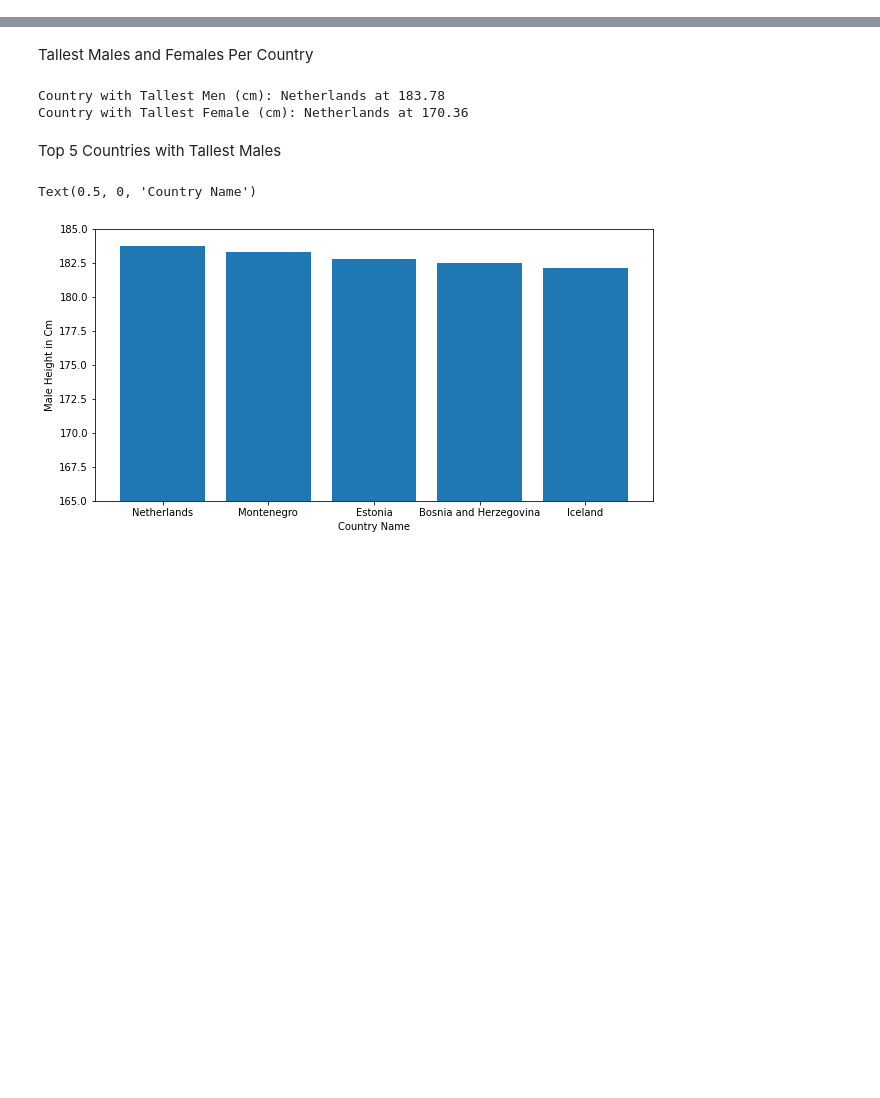
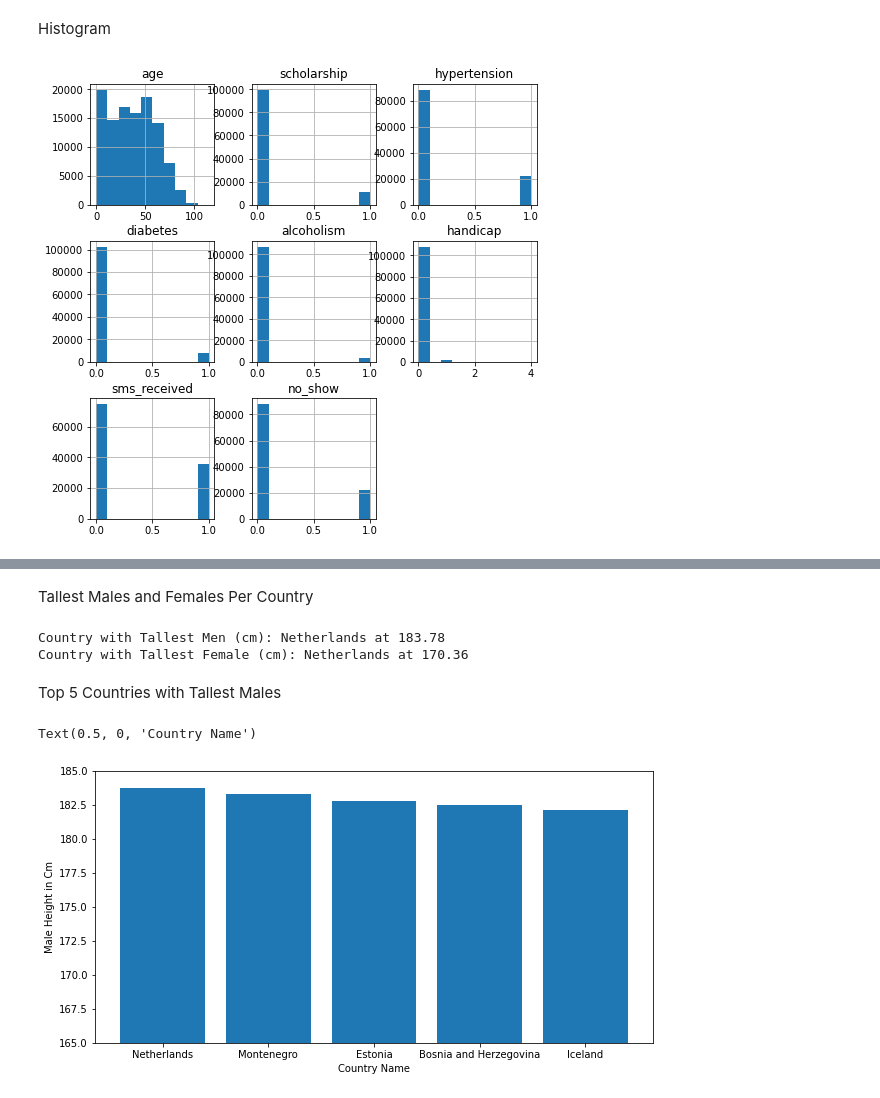
Before and after one commit to ijaz-hussain/ACIT-4880-Project-2, a Jupyter notebook: exporatory_data_analysis.ipynb, the cells around one changed output, grey strips where cells are left out. Saved outputs shown, nothing was run; the diff lists cells and outputs as text; code cells hidden in the pictures; blank space fills up the shorter version.

```diff
--- a/exporatory_data_analysis.ipynb
+++ b/exporatory_data_analysis.ipynb
@@ -34,0 +35,7 @@ df.describe()
+# %% [markdown]
+Histogram
+# %%
+df_cleaned=pd.read_csv('no_shows_cleaned.csv')
+df_cleaned.hist(figsize=(8,8));
+# %% [output]
+[figure, added]
```
Also changed, not shown: parts of 15 cells of this notebook.
